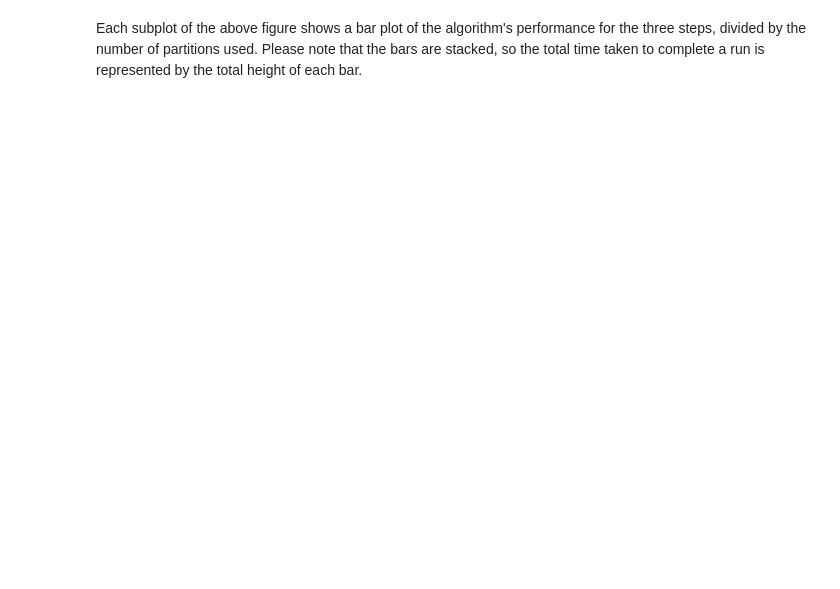
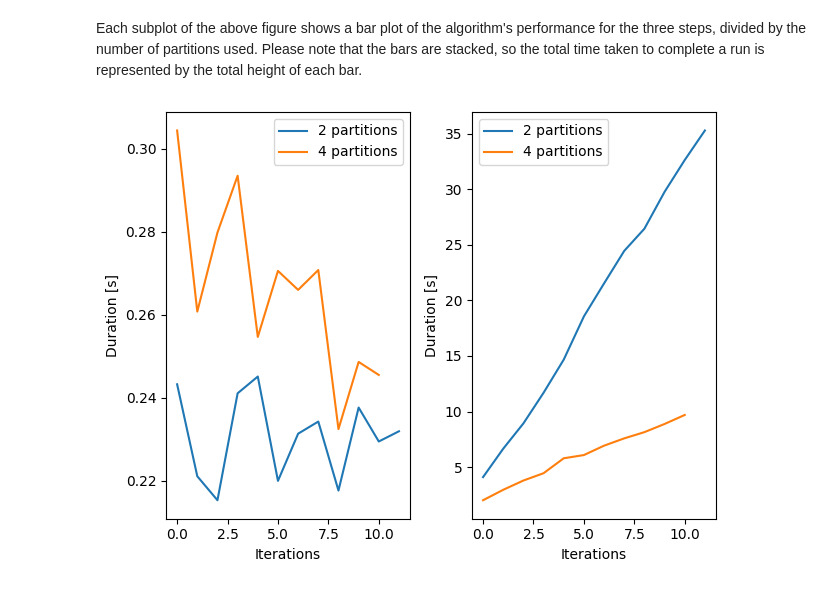
Before and after one commit to LorenzoVigorelli/Distributed-K-Means-Clustering, a Jupyter notebook: spark/DistributedKmeans/results.ipynb, the cells around one changed output. Drawn from its saved outputs; the diff is of its cells as text; code cells hidden in the pictures; blank space fills up the shorter version.

```diff
--- a/spark/DistributedKmeans/results.ipynb
+++ b/spark/DistributedKmeans/results.ipynb
@@ -807,2 +813,22 @@ ax[1].legend(fontsize=label_fontsize)
 # %% [markdown]
 Each subplot of the above figure shows a bar plot of the algorithm's performance for the three steps, divided by the number of partitions used. Please note that the bars are stacked, so the total time taken to complete a run is represented by the total height of each bar.
+# %%
+PIDA_tSamples=parallelInitDataArray=[[sample['totalLogParallelInit'][n_partition]['tSamples'] for n_partition in sample['totalLogParallelInit'].keys()] for sample in totalLogP]
+sample=1
+fig, (ax0, ax1)=plt.subplots(ncols=2, nrows=1)
+ax0.plot(PIDA_tSamples[sample][0], label='2 partitions')
+ax0.plot(PIDA_tSamples[sample][1], label='4 partitions')
+ax0.set_xlabel('Iterations')
+ax0.set_ylabel('Duration [s]')
+ax0.legend()
+
+PIDA_tCentroids=parallelInitDataArray=[[sample['totalLogParallelInit'][n_partition]['tCentroids'] for n_partition in sample['totalLogParallelInit'].keys()] for sample in totalLogP]
+ax1.plot(PIDA_tCentroids[sample][0], label='2 partitions')
+ax1.plot(PIDA_tCentroids[sample][1], label='4 partitions')
+ax1.set_xlabel('Iterations')
+ax1.set_ylabel('Duration [s]')
+ax1.legend()
+
+fig.tight_layout()
+# %% [output]
+[figure, added]
```
Also changed, not shown: parts of 19 cells of this notebook, 3 other files.
